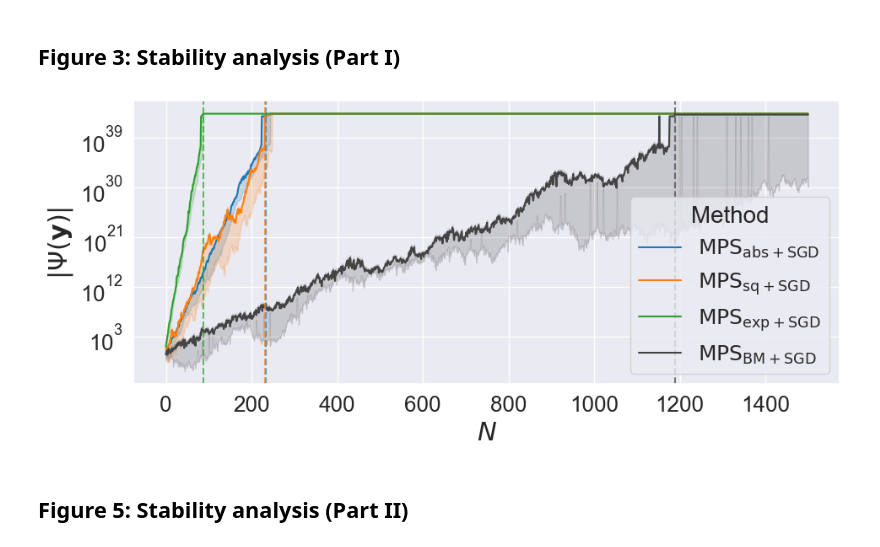
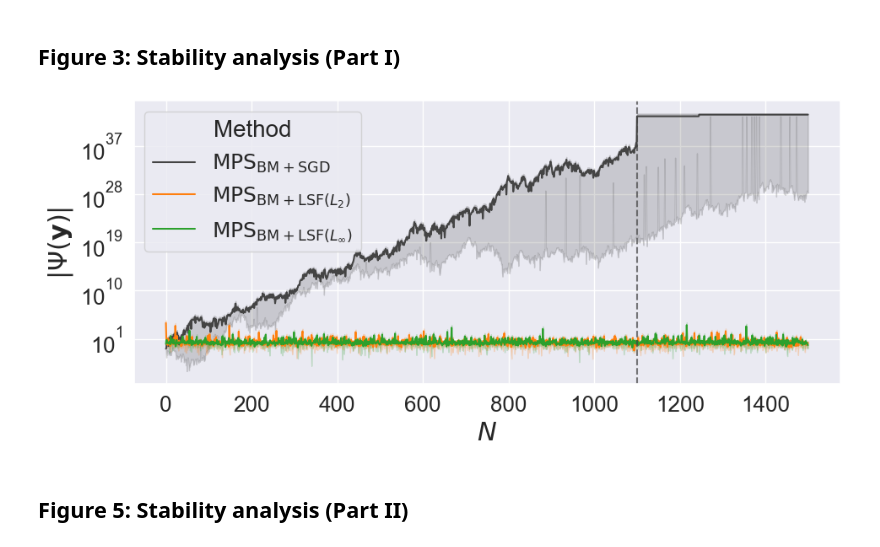
Before and after one commit to marawangamal/ptn, a Jupyter notebook: scripts/results.ipynb, the cells around one changed output. Cells and saved outputs as stored; diff of their text form; code cells hidden in the pictures.

```diff
--- a/scripts/results.ipynb
+++ b/scripts/results.ipynb
@@ -75,21 +75,30 @@ from collections import OrderedDict
 torch.manual_seed(42); np.random.seed(42)
 
 EXPS = [
-    (r"$\mathrm{MPS}_\mathrm{abs+SGD}$",     lambda W: W.abs(), lambda py: py),
-    (r"$\mathrm{MPS}_\mathrm{sq+SGD}$",       lambda W: W.square(), lambda py: py),
-    (r"$\mathrm{MPS}_\mathrm{exp+SGD}$",  lambda W: W.exp(), lambda py: py),
-    (r"$\mathrm{MPS}_\mathrm{BM+SGD}$",         lambda W: W, lambda py: py),  # special case
+    # (r"$\mathrm{MPS}_\mathrm{abs+SGD}$",     lambda W: W.abs(), lambda py: py, False),
+    # (r"$\mathrm{MPS}_\mathrm{sq+SGD}$",       lambda W: W.square(), lambda py: py, False),
+    # (r"$\mathrm{MPS}_\mathrm{exp+SGD}$",  lambda W: W.exp(), lambda py: py, False),
+    (r"$\mathrm{MPS}_\mathrm{BM+SGD}$",         lambda W: W, lambda py: py, False),  # special case
+    (r"$\mathrm{MPS}_{\mathrm{BM+LSF} (L_2)}$",         lambda W: W, lambda py: py, 'l2'),  # special case
+    (r"$\mathrm{MPS}_{\mathrm{BM+LSF} (L_\infty)}$",         lambda W: W, lambda py: py, 'linf'),  # special case
+
 ]
 
 T, D = 1500, 2
 rows, inf_at = [], {}
 
 for seed in [0, 42, 84]:
-    for name, fn, py_fn in EXPS:
+    for name, fn, py_fn, stabilize in EXPS:
         alpha, beta, hit = fn(torch.randn(D)), fn(torch.randn(D)), False
         for t in range(T):
             if not hit:
                 beta = torch.mv(fn(torch.randn(D, D)), beta)
+                if stabilize:
+                    denom = {
+                        'l2': beta.norm(),
+                        'linf': beta.max(),
+                    }[stabilize]
+                    beta = beta / beta.max()
                 hit = not torch.isfinite(beta).all()
                 if hit: inf_at[name] = t
             psi = float("inf") if hit else float(py_fn(torch.dot(alpha, beta)))
@@ -102,40 +111,40 @@ df["psi"] = df["psi"].replace([np.inf], cap)
 
 # Build custom palette: softer black (dark gray) for "None"
 base_colors = sns.color_palette("tab10", len(EXPS))
-palette = {name: base_colors[i] for i, (name, _, _) in enumerate(EXPS)}
+palette = {name: base_colors[i] for i, (name, _, _, _) in enumerate(EXPS)}
 palette["$\mathrm{MPS}_\mathrm{BM+SGD}$"] = "#444444"
 
 # Increase font size for all elements
 sns.set_theme(
     font_scale=1.7,
     rc={
         "axes.labelsize": 22,
         "axes.titlesize": 24,
         # "xtick.labelsize": 18,
         # "ytick.labelsize": 18,
         "legend.fontsize": 18,
         "legend.title_fontsize": 20,
     }
 )
 fig, ax = plt.subplots(figsize=(9, 4))
 sns.lineplot(data=df, x="Step", y="psi", hue="Method", palette=palette, ax=ax)
 plt.yscale("log")
 plt.xlabel("$N$", fontsize=22)
 plt.ylabel(r"$|\Psi(\mathbf{y})|$", fontsize=22)
 # vertical lines for inf
-for (name, _, _), color in zip(EXPS, [palette[n] for n, _, _ in EXPS]):
+for (name, _, _, _), color in zip(EXPS, [palette[n] for n, _, _, _ in EXPS]):
     if name in inf_at:
         plt.axvline(inf_at[name], color=color, ls="--", alpha=0.7, label=f"{name} inf@{inf_at[name]}")
 
 # dedupe legend
 h, l = ax.get_legend_handles_labels()
 uniq = OrderedDict(zip(l, h))
 
 plt.tight_layout(pad=0)  # Remove extra whitespace
 plt.subplots_adjust(left=0.05, right=0.98, top=0.97, bottom=0.13)  # Fine-tune to remove whitespace
 plt.show()
 # %% [output]
-[figure, old version]
+[figure, new version]
 # %% [markdown]
 ## Figure 5: Stability analysis (Part II)
 # %%
```
Also changed, not shown: parts of 9 cells of this notebook, 10 other files.
